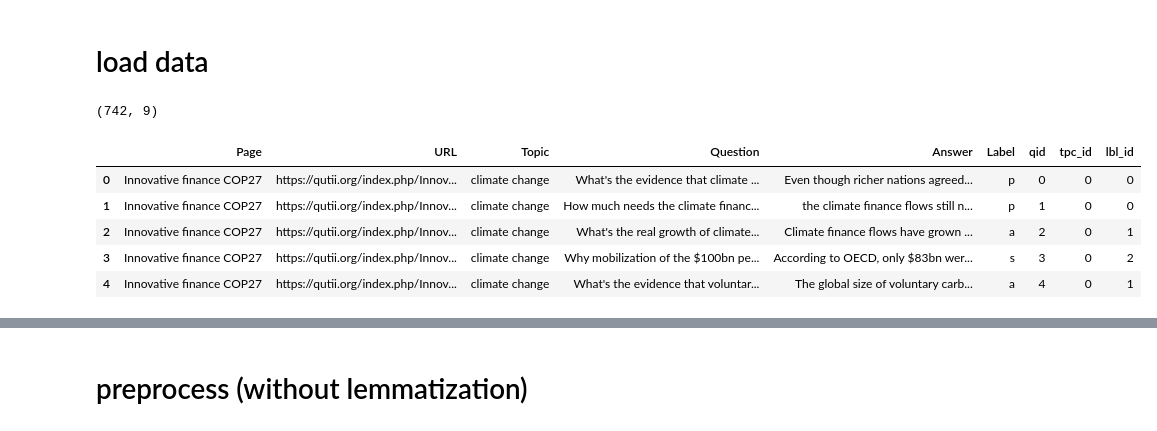
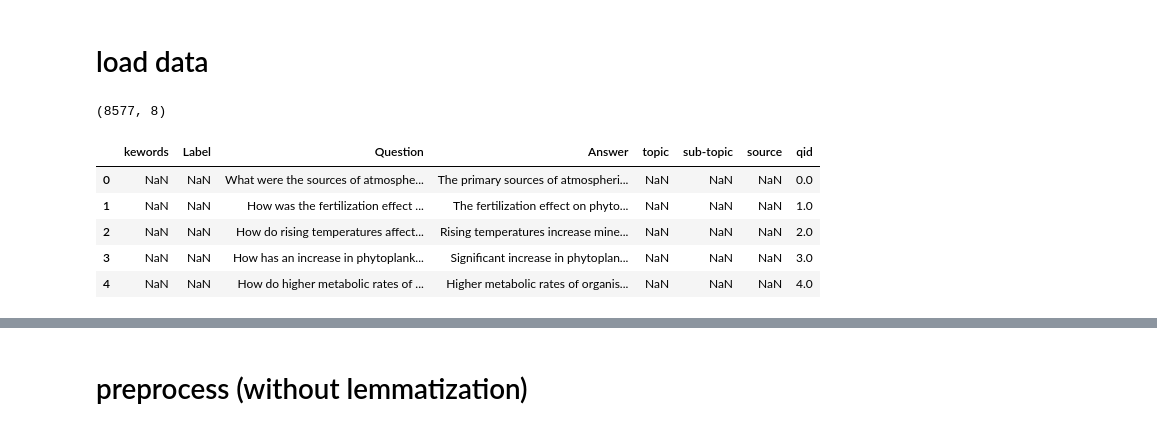
Before and after one commit to TiiQu-Network/Topic-Modelling-, a Jupyter notebook: notebooks/nlpdata_tm_bertopic.ipynb, the cells around one changed output, grey strips where cells are left out. Cells and saved outputs as stored; diff of their text form; code cells hidden in the pictures.

```diff
--- a/notebooks/nlpdata_tm_bertopic.ipynb
+++ b/notebooks/nlpdata_tm_bertopic.ipynb
@@ -22,14 +23,14 @@ dir = '../data'
 # %% [markdown]
 # load data
 # %%
-train_dfs = [ pd.read_csv( f'{dir}/nlpdata-train-{i}.csv', encoding='utf8' ) for i in range( 5 ) ]
+train_dfs = [ pd.read_csv( f'{dir}/nlpdata-8606-cleansed.csv', encoding='utf8' ) ]
 print( train_dfs[ 0 ].shape )
 train_dfs[ 0 ].head()
 # %% [output]
-(742, 9)
+(8577, 8)
-|  | Page | URL | Topic | Question | Answer | Label | qid | tpc_id | lbl_id |
-| 0 | Innovative finance COP27 | https://qutii.org/index.php/Innov... | climate change | What's the evidence that climate ... | Even though richer nations agreed... | p | 0 | 0 | 0 |
-| 1 | Innovative finance COP27 | https://qutii.org/index.php/Innov... | climate change | How much needs the climate financ... | the climate finance flows still n... | p | 1 | 0 | 0 |
-| 2 | Innovative finance COP27 | https://qutii.org/index.php/Innov... | climate change | What's the real growth of climate... | Climate finance flows have grown ... | a | 2 | 0 | 1 |
-| 3 | Innovative finance COP27 | https://qutii.org/index.php/Innov... | climate change | Why mobilization of the $100bn pe... | According to OECD, only $83bn wer... | s | 3 | 0 | 2 |
-| 4 | Innovative finance COP27 | https://qutii.org/index.php/Innov... | climate change | What's the evidence that voluntar... | The global size of voluntary carb... | a | 4 | 0 | 1 |
+|  | kewords | Label | Question | Answer | topic | sub-topic | source | qid |
+| 0 | NaN | NaN | What were the sources of atmosphe... | The primary sources of atmospheri... | NaN | NaN | NaN | 0.0 |
+| 1 | NaN | NaN | How was the fertilization effect ... | The fertilization effect on phyto... | NaN | NaN | NaN | 1.0 |
+| 2 | NaN | NaN | How do rising temperatures affect... | Rising temperatures increase mine... | NaN | NaN | NaN | 2.0 |
+| 3 | NaN | NaN | How has an increase in phytoplank... | Significant increase in phytoplan... | NaN | NaN | NaN | 3.0 |
+| 4 | NaN | NaN | How do higher metabolic rates of ... | Higher metabolic rates of organis... | NaN | NaN | NaN | 4.0 |
```
Also changed, not shown: parts of 24 cells of this notebook.
